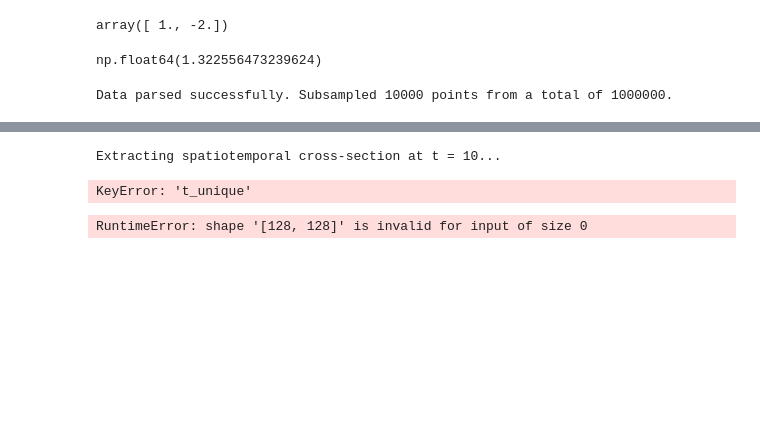
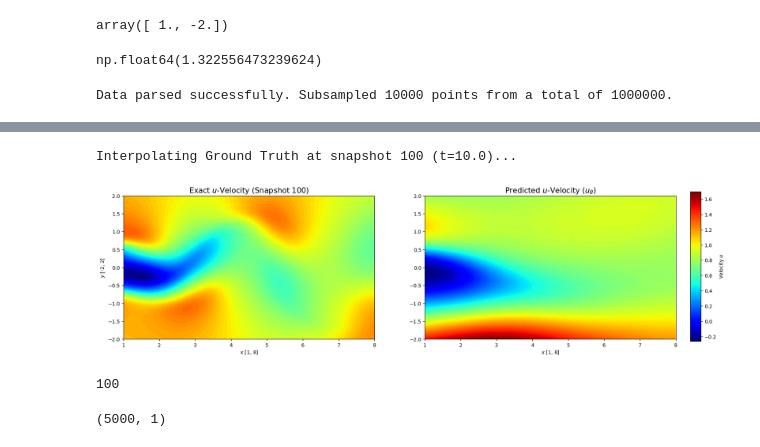
Before and after one commit to davidmscarin/pinns-thesis, a Jupyter notebook: navierstokes/navier_stokes_pinn.ipynb, the cells around one changed output, grey strips where cells are left out. Cells and saved outputs as stored; diff of their text form; code cells hidden in the pictures; blank space fills up the shorter version.

Commit message:
navier stokes changes

```diff
--- a/navierstokes/navier_stokes_pinn.ipynb
+++ b/navierstokes/navier_stokes_pinn.ipynb
@@ -26,13 +26,13 @@ class PINN(nn.Module):
     def __init__(self):
         super(PINN, self).__init__()
         self.net = nn.Sequential(
-            nn.Linear(3, 60),
+            nn.Linear(3, 128),
             nn.Tanh(),
-            nn.Linear(60, 60),
+            nn.Linear(128, 128),
             nn.Tanh(),
-            nn.Linear(60, 60),
+            nn.Linear(128, 128),
             nn.Tanh(),
-            nn.Linear(60, 3),
+            nn.Linear(128, 3),
         )
 
     def init_weights(self, m):
@@ -253,6 +269,6 @@ def train_hybrid_pinn(pinn, naive_model, data, rate, epochs, lambda_data = 1, la
 
     return pinn, naive_model
 # %%
-trained_pinn, trained_naive = train_hybrid_pinn(pinn = model_pinn, naive_model = naive_model, data = training_data, rate = 1e-4, epochs = 10000)
+trained_pinn, trained_naive = train_hybrid_pinn(pinn = model_pinn, naive_model = naive_model, data = training_data, rate = 1e-4, epochs = 2000, batch = 100)
 # %% [output]
 Using device mps
@@ -368,5 +276,0 @@ def visualize_navier_stokes_snapshot(model, exact_data, t_snapshot=10, device='m
-# %%
-visualize_navier_stokes_snapshot(trained_pinn, training_data)
-# %% [output]
-Extracting spatiotemporal cross-section at t = 10...
-KeyError: 't_unique'
@@ -447,4 +276,0 @@ domain_bounds = {'x': [training_data['x'].min(), training_data['y'].max()], 'y':
-# %%
-plot_pressure_comparison(trained_pinn, training_data, 10, 128, 128)
-# %% [output]
-RuntimeError: shape '[128, 128]' is invalid for input of size 0
@@ -450,0 +357,13 @@ RuntimeError: shape '[128, 128]' is invalid for input of size 0
+# %%
+plot_heatmap_comparison(trained_pinn, ns_wake_data, snapshot_idx=100)
+# %% [output]
+Interpolating Ground Truth at snapshot 100 (t=10.0)...
+[figure, added]
+# %%
+len(np.unique(ns_wake_data['X_star'][:, 0]))
+# %% [output]
+100
+# %%
+ns_wake_data['X_star'][:, 0:1].shape
+# %% [output]
+(5000, 1)
```
Also changed, not shown: parts of 7 cells of this notebook, 14 other files.
